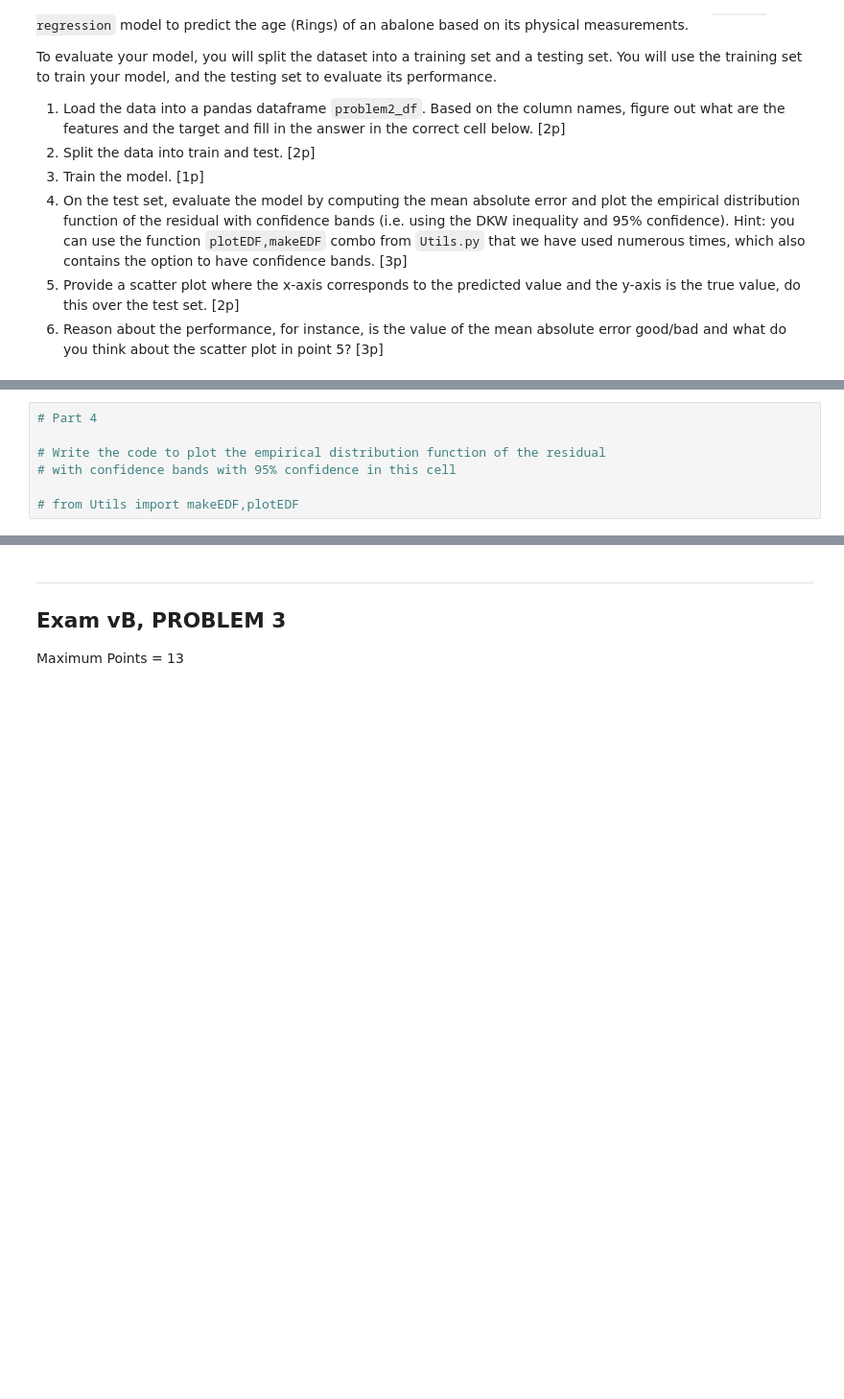
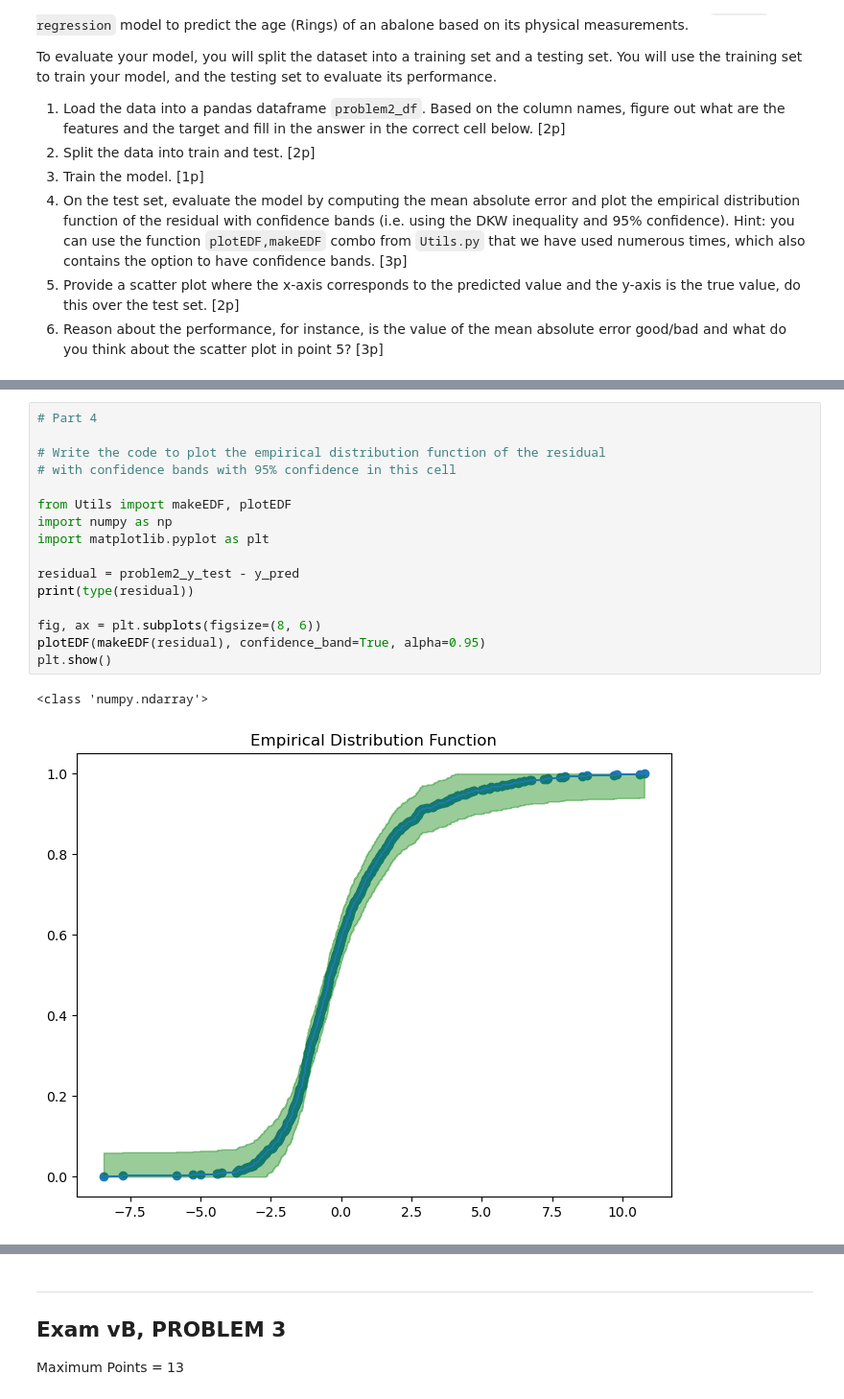
Before and after one commit to elisehammarstrom/ds, a Jupyter notebook: ExamJanuary_2023_problem.ipynb, the cells around one changed output, grey strips where cells are left out. Shown: that part at 96% size. Drawn from its saved outputs; the diff is of its cells as text; blank space fills up the shorter version.

```diff
--- a/ExamJanuary_2023_problem.ipynb
+++ b/ExamJanuary_2023_problem.ipynb
@@ -338,10 +343,22 @@ problem2_metric:  1.6107627467105263
 # %%
 # Part 4
 
 # Write the code to plot the empirical distribution function of the residual
 # with confidence bands with 95% confidence in this cell
 
-# from Utils import makeEDF,plotEDF
+from Utils import makeEDF, plotEDF
+import numpy as np
+import matplotlib.pyplot as plt
+
+residual = problem2_y_test - y_pred
+print(type(residual))
+
+fig, ax = plt.subplots(figsize=(8, 6))
+plotEDF(makeEDF(residual), confidence_band=True, alpha=0.95)
+plt.show()
+# %% [output]
+<class 'numpy.ndarray'>
+[figure, added]
 # %%
 # Part 5
 
```
Also changed, not shown: parts of 13 cells of this notebook.
